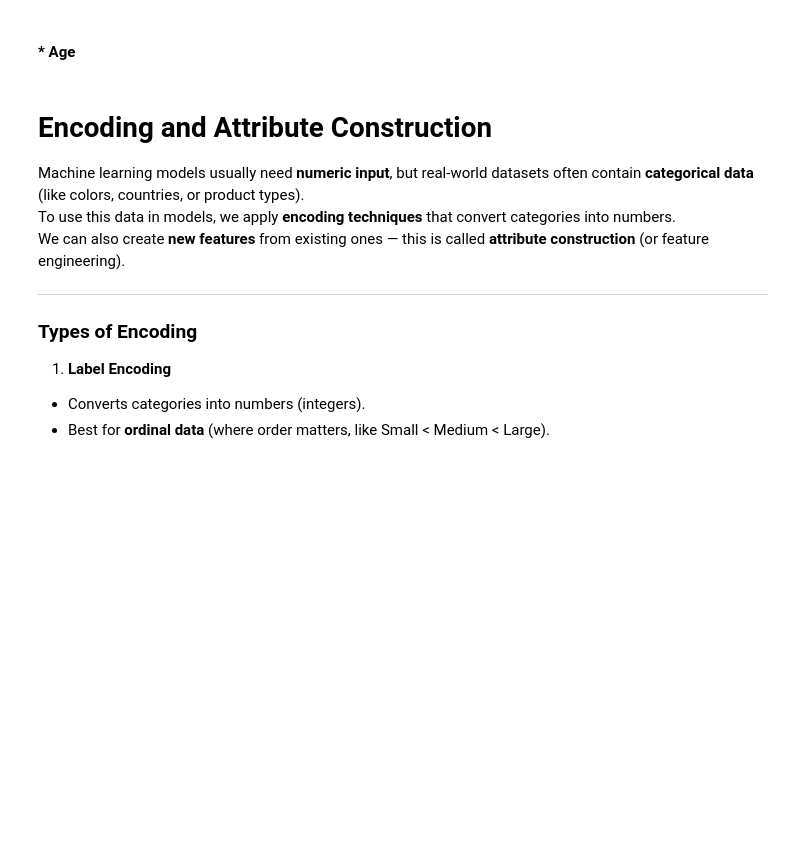
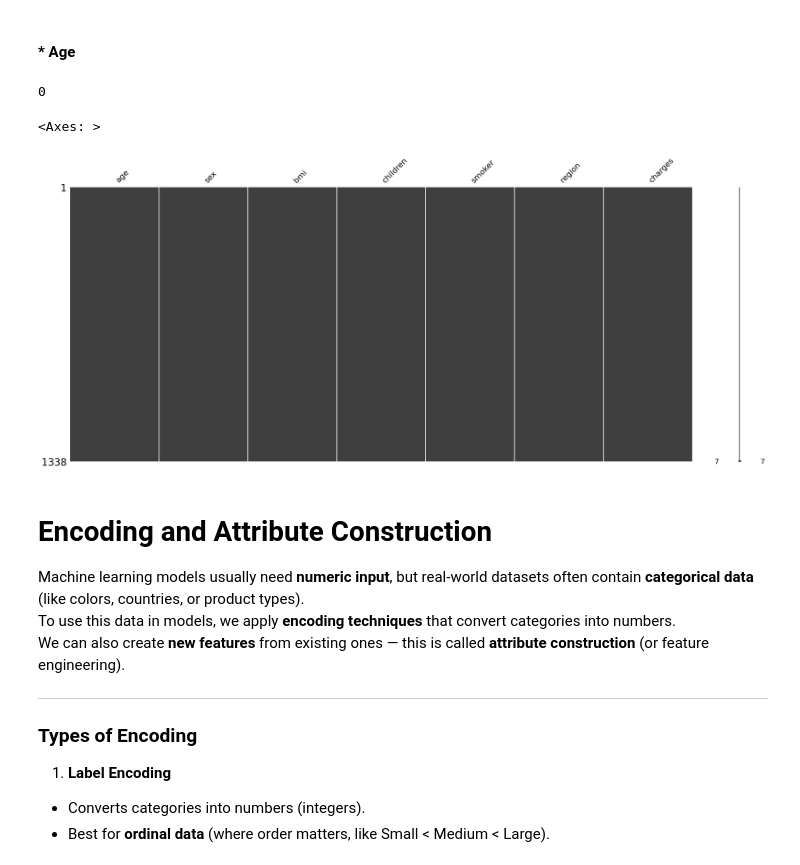
Before and after one commit to perujuice/Artificial-intelligence-for-data-science-, a Jupyter notebook: Lab1.ipynb, the cells around one changed output. Saved outputs shown, nothing was run; the diff lists cells and outputs as text; code cells hidden in the pictures; blank space fills up the shorter version.

```diff
--- a/Lab1.ipynb
+++ b/Lab1.ipynb
@@ -577,2 +586,9 @@ After handling the missing values:
 # %% [markdown]
 #### * Children
+# %%
+# Lets fill the missing values in children with the mode, since its MCAR
+m = df["children"].mode().iloc[0] # extract the mode, the function returns a series so I just extract the value needed with iloc.
+print(m)
+df["children"] = df["children"].fillna(m) # fillna() replaces the nan values.
+
+df['children'].value_counts(dropna=False) # check the new unique value count
@@ -579,2 +605,12 @@ After handling the missing values:
 # %% [markdown]
 #### * BMI
+# %%
+# From the plots we can note that all missing values in the bmi column depend on the smoker status. specifically smoker status "yes".
+# Calculate median bmi separately for smokers vs non-smokers
+smoker_median_bmi = df[df["smoker"] == "yes"]["bmi"].median() # the plots showed no missing values for smoker = "no"
+print(smoker_median_bmi)
+
+# Impute only for smokers (since only they have missing bmi)
+smoker_missing = (df["smoker"] == "yes") & df["bmi"].isna()
+df.loc[smoker_missing, "bmi"] = smoker_median_bmi
+df.bmi.value_counts()
@@ -581,5 +632,28 @@ After handling the missing values:
 # %% [markdown]
 #### * Age
+# %%
+# Age was identified as MAR so we will use the same imputation. From the plots we can see that the missing values of age depend heavily on region
+# where 2 regions have no missing values, but the other 2 have the rest.
+df.age.isna().sum() # returns 20
+
+# Compute per-region means
+southeast_mean = df[df["region"] == "southeast"]["age"].mean()
+northeast_mean = df[df["region"] == "northeast"]["age"].mean()
+
+# Fill missing age for each region separately
+df.loc[(df["region"] == "southeast") & (df["age"].isna()), "age"] = southeast_mean
+
+df.loc[(df["region"] == "northeast") & (df["age"].isna()),"age"] = northeast_mean
+
+# Sanity check of missing values after
+df.age.isna().sum()
+# %% [output]
+0
+# %%
+msno.matrix(df)
+# %% [output]
+<Axes: >
+[figure, added]
 # %% [markdown]
 #  Encoding and Attribute Construction
 
```
Also changed, not shown: parts of 5 cells of this notebook.
